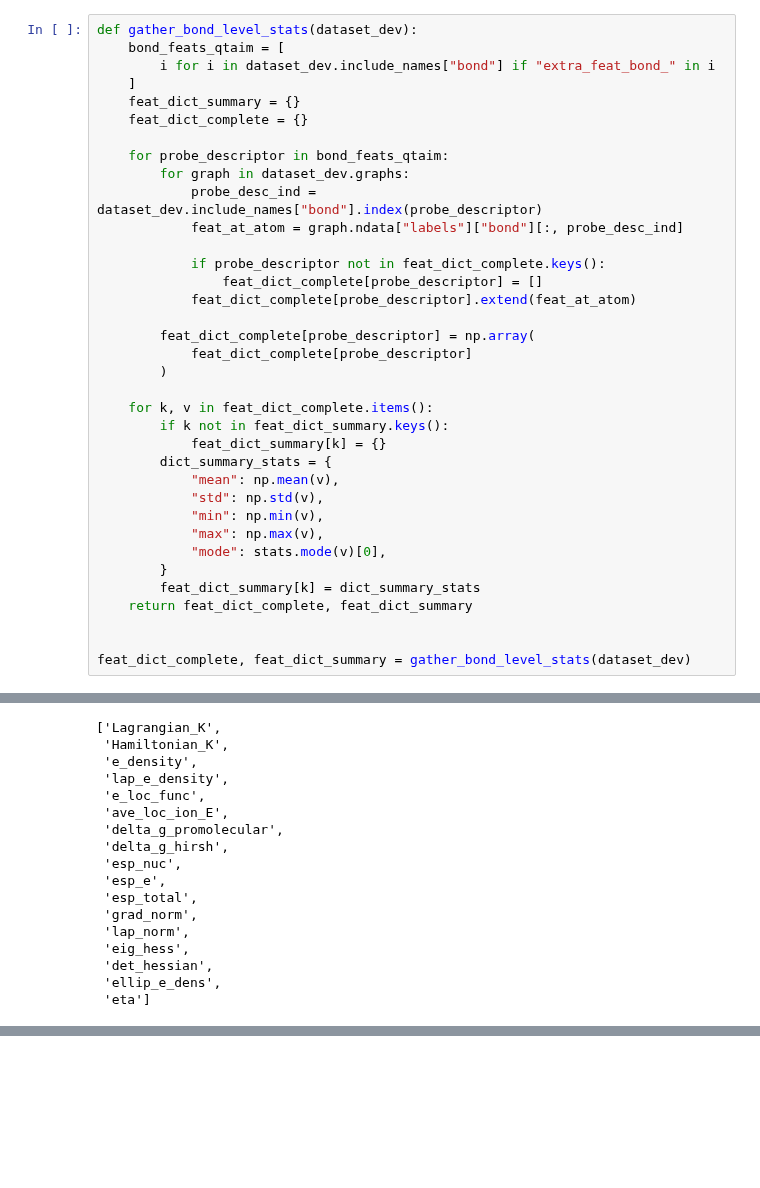
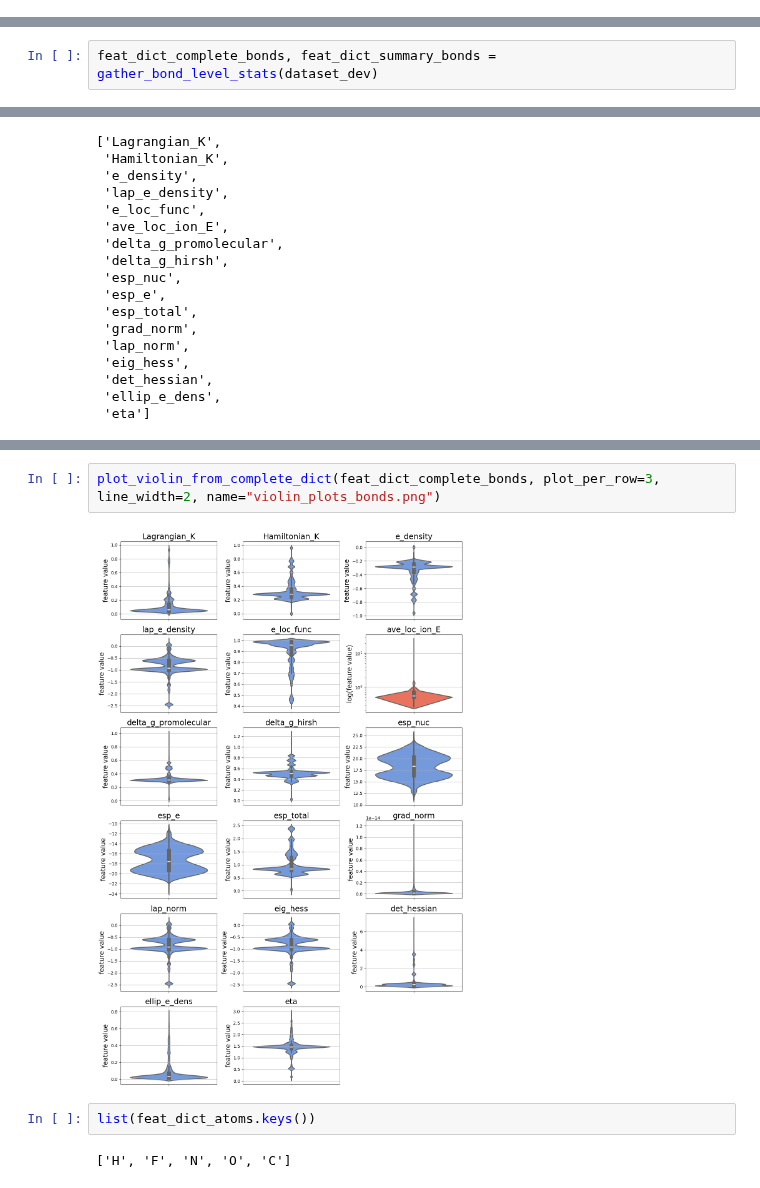
Before and after one commit to santi921/qtaim_embed, a Jupyter notebook: qtaim_embed/scripts/notebooks/dataset_viz.ipynb, the cells around one changed output, grey strips where cells are left out. Drawn from its saved outputs; the diff is of its cells as text; blank space fills up the shorter version.

```diff
--- a/qtaim_embed/scripts/notebooks/dataset_viz.ipynb
+++ b/qtaim_embed/scripts/notebooks/dataset_viz.ipynb
@@ -203,36 +138,0 @@ capturing stats for atom type:  C
-# %%
-def gather_bond_level_stats(dataset_dev):
-    bond_feats_qtaim = [
-        i for i in dataset_dev.include_names["bond"] if "extra_feat_bond_" in i
-    ]
-    feat_dict_summary = {}
-    feat_dict_complete = {}
-
-    for probe_descriptor in bond_feats_qtaim:
-        for graph in dataset_dev.graphs:
-            probe_desc_ind = dataset_dev.include_names["bond"].index(probe_descriptor)
-            feat_at_atom = graph.ndata["labels"]["bond"][:, probe_desc_ind]
-
-            if probe_descriptor not in feat_dict_complete.keys():
-                feat_dict_complete[probe_descriptor] = []
-            feat_dict_complete[probe_descriptor].extend(feat_at_atom)
-
-        feat_dict_complete[probe_descriptor] = np.array(
-            feat_dict_complete[probe_descriptor]
-        )
-
-    for k, v in feat_dict_complete.items():
-        if k not in feat_dict_summary.keys():
-            feat_dict_summary[k] = {}
-        dict_summary_stats = {
-            "mean": np.mean(v),
-            "std": np.std(v),
-            "min": np.min(v),
-            "max": np.max(v),
-            "mode": stats.mode(v)[0],
-        }
-        feat_dict_summary[k] = dict_summary_stats
-    return feat_dict_complete, feat_dict_summary
-
-
-feat_dict_complete, feat_dict_summary = gather_bond_level_stats(dataset_dev)
@@ -258,0 +147,2 @@ feat_dict_complete
+# %%
+feat_dict_complete_bonds, feat_dict_summary_bonds = gather_bond_level_stats(dataset_dev)
@@ -358,0 +272,8 @@ print(dict_histograms["atom"]["Lagrangian_K"].max())
+# %%
+plot_violin_from_complete_dict(feat_dict_complete_bonds, plot_per_row=3, line_width=2, name="violin_plots_bonds.png")
+# %% [output]
+[figure, added]
+# %%
+list(feat_dict_atoms.keys())
+# %% [output]
+['H', 'F', 'N', 'O', 'C']
```
Also changed, not shown: parts of 21 cells of this notebook, 5 other files.
